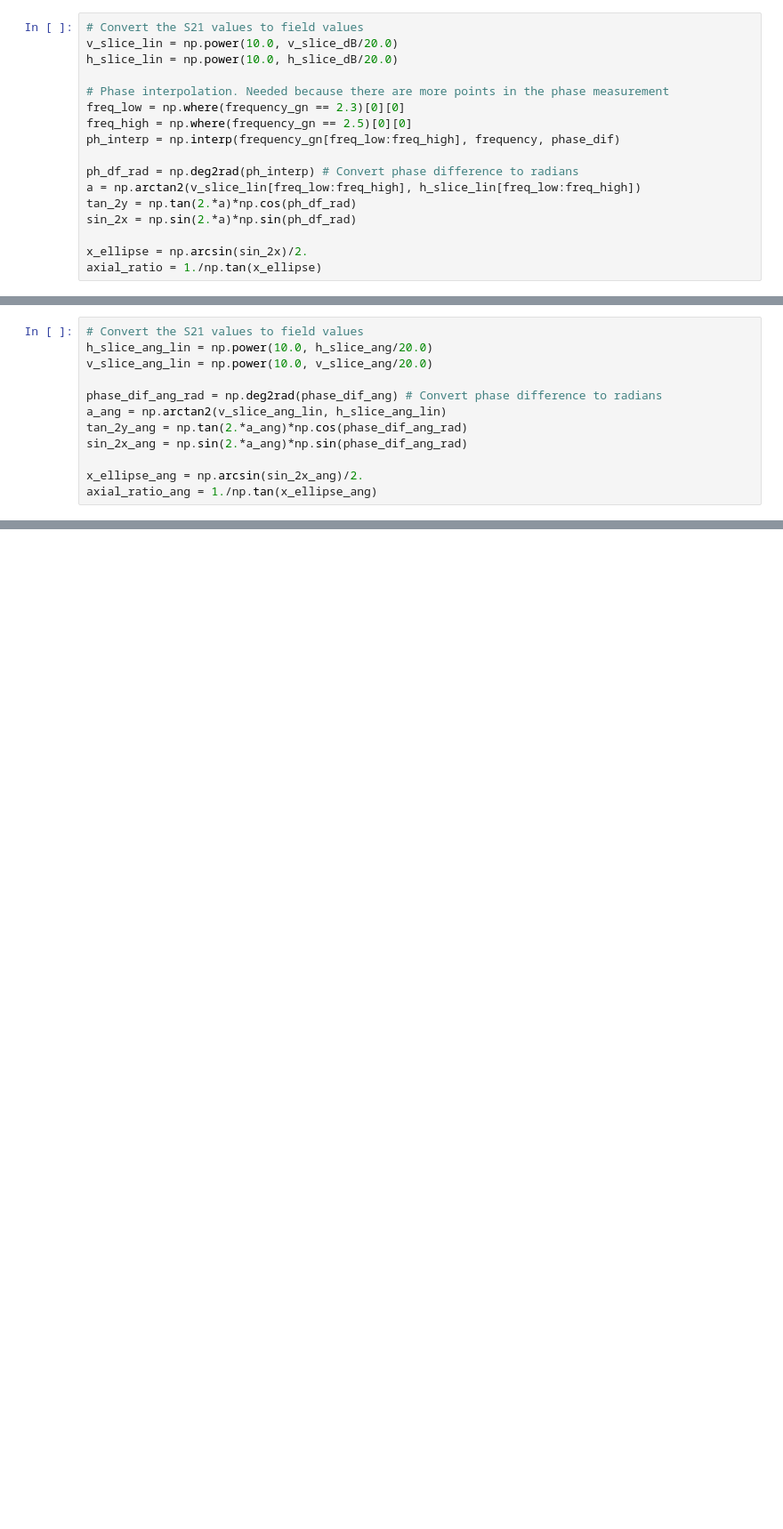
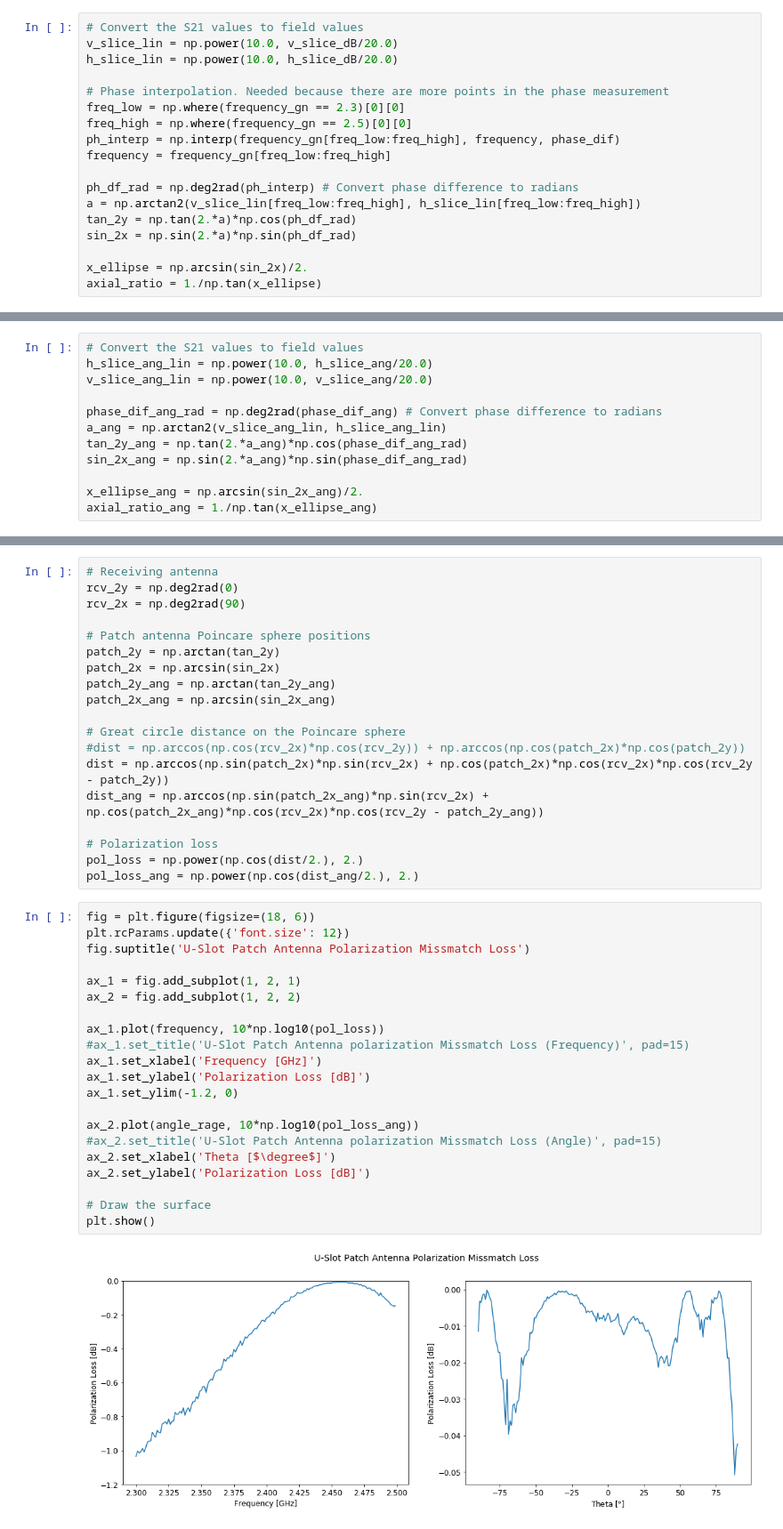
Before and after one commit to AcubeSAT/satellite-s-band-antenna, a Jupyter notebook: Anechoic Chamber Tests/Patch_Antenna_Phase.ipynb, the cells around one changed output, grey strips where cells are left out. Shown at 89% size. Saved outputs shown, nothing was run; the diff lists cells and outputs as text; blank space fills up the shorter version.

```diff
--- a/Anechoic Chamber Tests/Patch_Antenna_Phase.ipynb
+++ b/Anechoic Chamber Tests/Patch_Antenna_Phase.ipynb
@@ -84,6 +84,7 @@ h_slice_lin = np.power(10.0, h_slice_dB/20.0)
 freq_low = np.where(frequency_gn == 2.3)[0][0]
 freq_high = np.where(frequency_gn == 2.5)[0][0]
 ph_interp = np.interp(frequency_gn[freq_low:freq_high], frequency, phase_dif)
+frequency = frequency_gn[freq_low:freq_high]
 
 ph_df_rad = np.deg2rad(ph_interp) # Convert phase difference to radians
 a = np.arctan2(v_slice_lin[freq_low:freq_high], h_slice_lin[freq_low:freq_high])
@@ -163,0 +168,42 @@ plt.show()
+# %%
+# Receiving antenna
+rcv_2y = np.deg2rad(0)
+rcv_2x = np.deg2rad(90)
+
+# Patch antenna Poincare sphere positions
+patch_2y = np.arctan(tan_2y)
+patch_2x = np.arcsin(sin_2x)
+patch_2y_ang = np.arctan(tan_2y_ang)
+patch_2x_ang = np.arcsin(sin_2x_ang)
+
+# Great circle distance on the Poincare sphere
+#dist = np.arccos(np.cos(rcv_2x)*np.cos(rcv_2y)) + np.arccos(np.cos(patch_2x)*np.cos(patch_2y))
+dist = np.arccos(np.sin(patch_2x)*np.sin(rcv_2x) + np.cos(patch_2x)*np.cos(rcv_2x)*np.cos(rcv_2y - patch_2y))
+dist_ang = np.arccos(np.sin(patch_2x_ang)*np.sin(rcv_2x) + np.cos(patch_2x_ang)*np.cos(rcv_2x)*np.cos(rcv_2y - patch_2y_ang))
+
+# Polarization loss
+pol_loss = np.power(np.cos(dist/2.), 2.)
+pol_loss_ang = np.power(np.cos(dist_ang/2.), 2.)
+# %%
+fig = plt.figure(figsize=(18, 6))
+plt.rcParams.update({'font.size': 12})
+fig.suptitle('U-Slot Patch Antenna Polarization Missmatch Loss')
+
+ax_1 = fig.add_subplot(1, 2, 1)
+ax_2 = fig.add_subplot(1, 2, 2)
+
+ax_1.plot(frequency, 10*np.log10(pol_loss))
+#ax_1.set_title('U-Slot Patch Antenna polarization Missmatch Loss (Frequency)', pad=15)
+ax_1.set_xlabel('Frequency [GHz]')
+ax_1.set_ylabel('Polarization Loss [dB]')
+ax_1.set_ylim(-1.2, 0)
+
+ax_2.plot(angle_rage, 10*np.log10(pol_loss_ang))
+#ax_2.set_title('U-Slot Patch Antenna polarization Missmatch Loss (Angle)', pad=15)
+ax_2.set_xlabel('Theta [$\degree$]')
+ax_2.set_ylabel('Polarization Loss [dB]')
+
+# Draw the surface
+plt.show()
+# %% [output]
+[figure, added]
```
Also changed, not shown: parts of 3 cells of this notebook.
